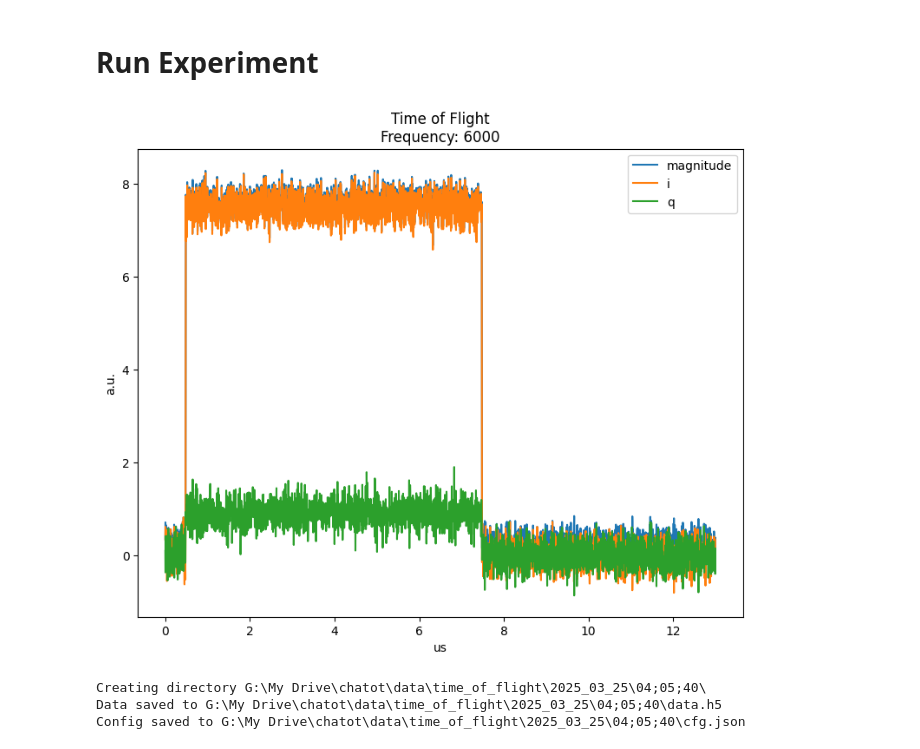
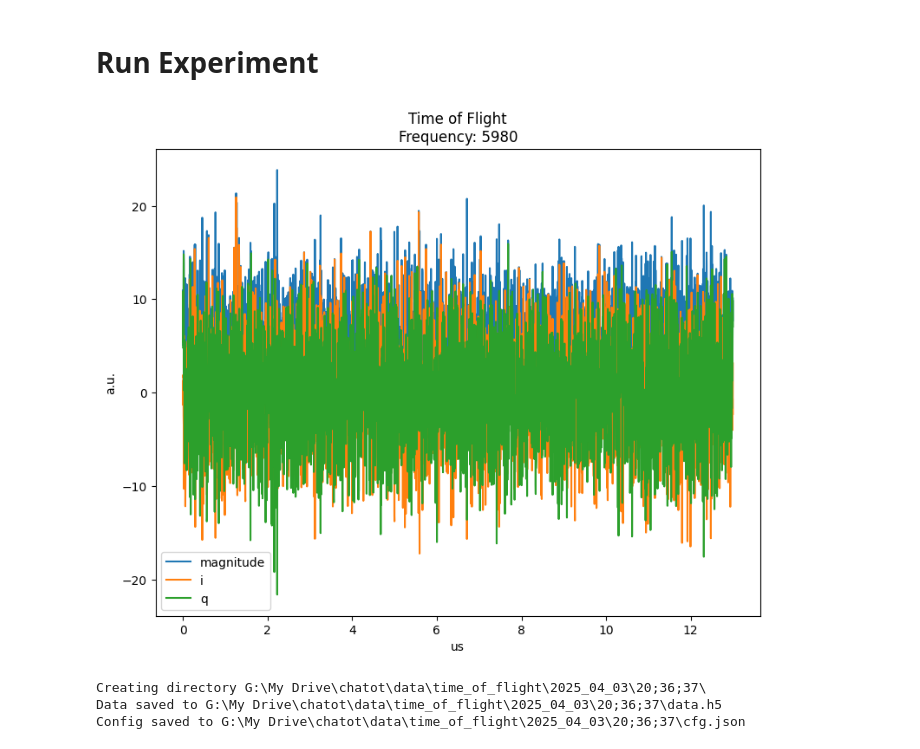
Before and after one commit to SchusterLab/ChaToT, a Jupyter notebook: Experiments/time_of_flight.ipynb, the cells around one changed output. Drawn from its saved outputs; the diff is of its cells as text; code cells hidden in the pictures.

```diff
--- a/Experiments/time_of_flight.ipynb
+++ b/Experiments/time_of_flight.ipynb
@@ -16,28 +16,31 @@ Could not load Autonics TM4 Driver
 # %%
 date = str(datetime.datetime.now().strftime('%Y_%m_%d'))
 time = str(datetime.datetime.now().strftime('%H;%M;%S'))
 
 datapath = f'G:\\My Drive\\chatot\\data\\time_of_flight\\{date}\\{time}\\' # replace this with your data location
 
 config_file = f"..\\..\\..\\..\\cfg\\llosta.json" # replace this with your config
 
 meas = time_of_flight(path=datapath, config_file=config_file)
 
 meas.cfg.expt = {
-    "n_avg": 10000,
+    "n_avg": 1000,
     "ro_len": 13,
-    "pulse_len": 7,
-    "freq": 6000,
+    "pulse_len": 5,
+    "freq": 5980,
     "phase": 0,
     "gain": 0.03,
     "trig_offset": 0
 }
 
+# meas.cfg.soc.res_gen_ch = 8 # loopback
+# meas.cfg.soc.ro_ch = 1 # loopback
+
 data = meas.acquire()
 meas.display(save=True)
 meas.savedata()
 # %% [output]
-[figure, old version]
+[figure, new version]
-Creating directory G:\My Drive\chatot\data\time_of_flight\2025_03_25\04;05;40\
-Data saved to G:\My Drive\chatot\data\time_of_flight\2025_03_25\04;05;40\data.h5
-Config saved to G:\My Drive\chatot\data\time_of_flight\2025_03_25\04;05;40\cfg.json
+Creating directory G:\My Drive\chatot\data\time_of_flight\2025_04_03\20;36;37\
+Data saved to G:\My Drive\chatot\data\time_of_flight\2025_04_03\20;36;37\data.h5
+Config saved to G:\My Drive\chatot\data\time_of_flight\2025_04_03\20;36;37\cfg.json
```
Also changed, not shown: 16 other files.
